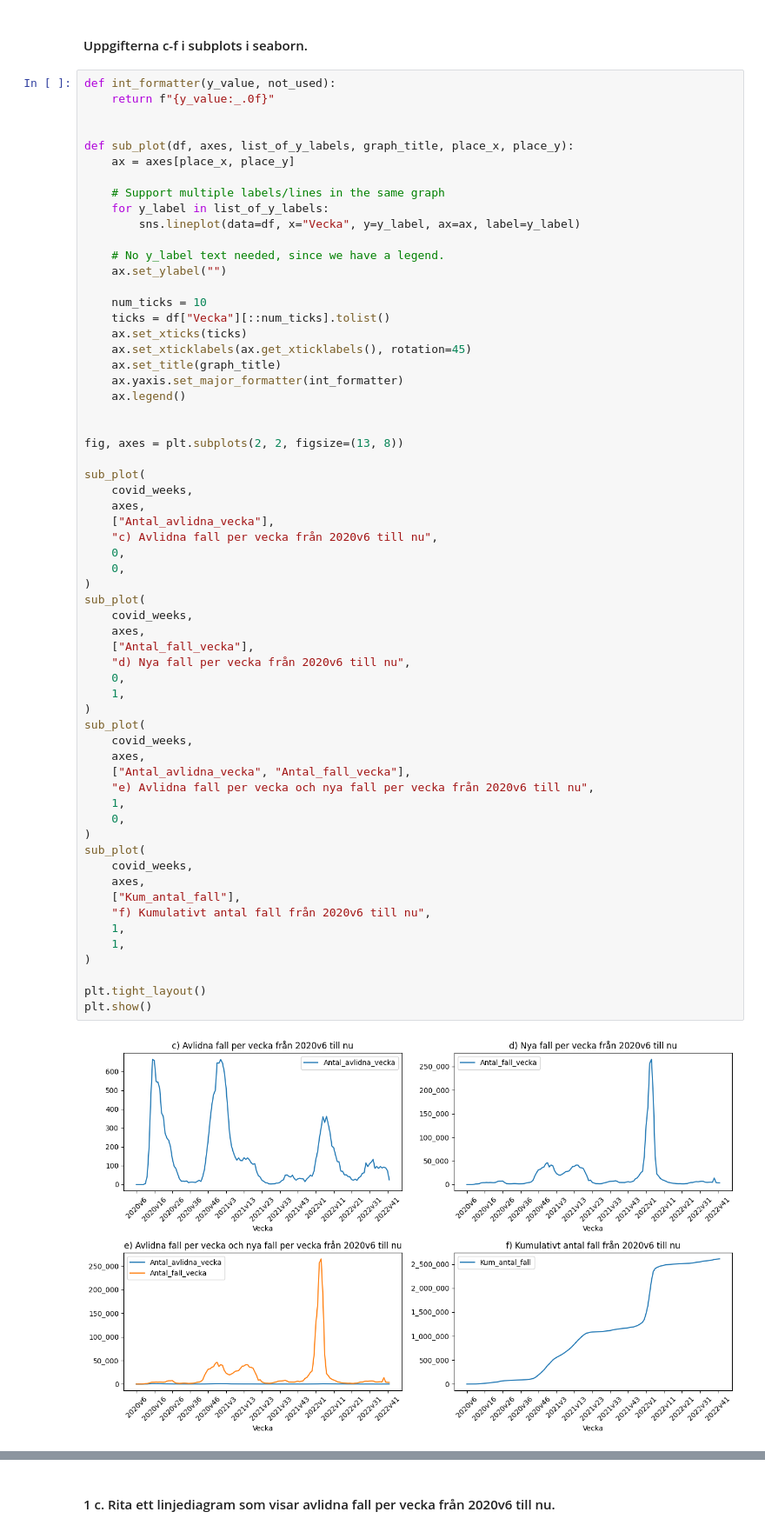
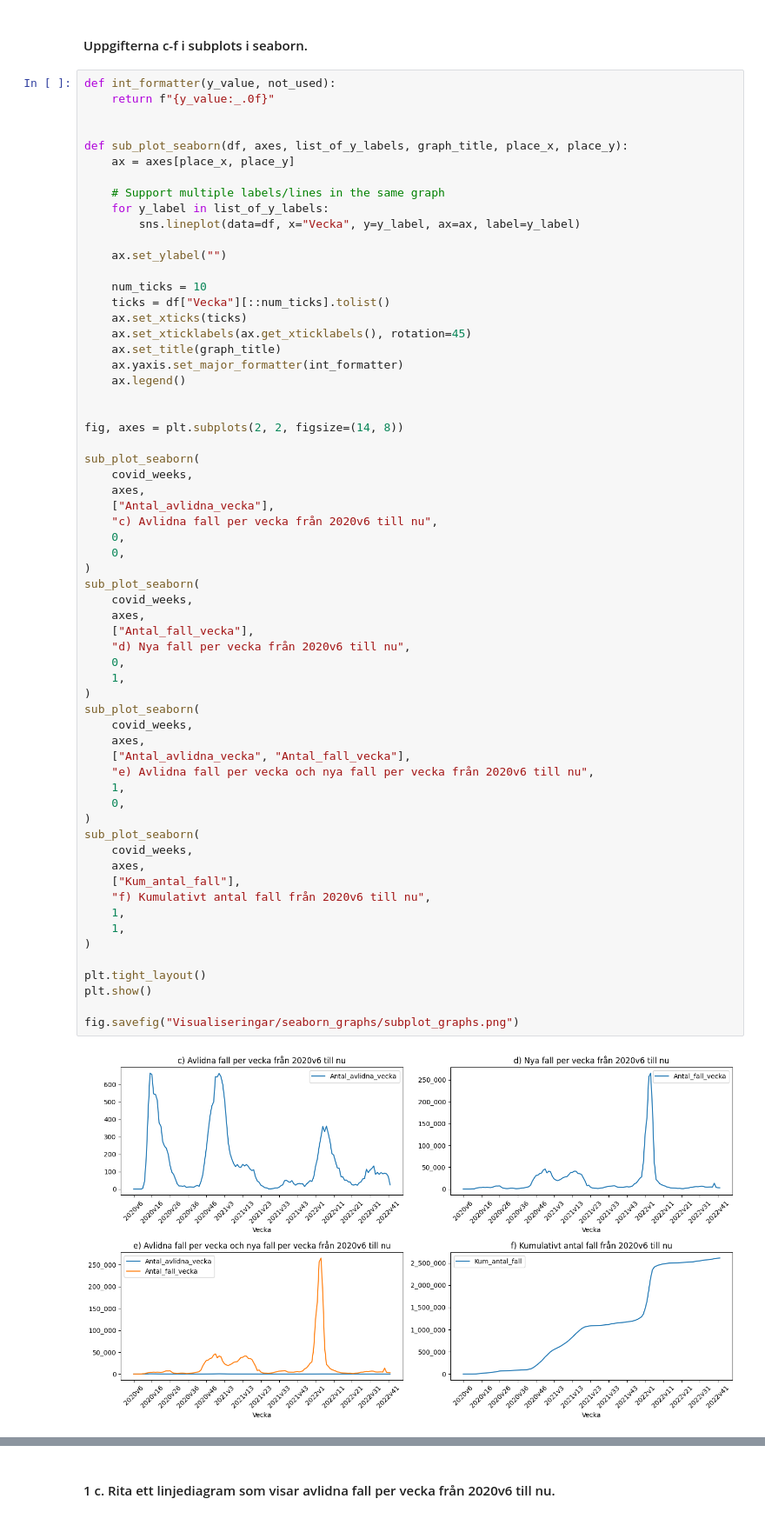
Before and after one commit to useriths/Databehandling-Labb1, a Jupyter notebook: assignment_1.ipynb, the cells around one changed output, grey strips where cells are left out. Shown: that part at 87% size. Cells and saved outputs as stored; diff of their text form.

```diff
--- a/assignment_1.ipynb
+++ b/assignment_1.ipynb
@@ -123,14 +125,13 @@ def int_formatter(y_value, not_used):
     return f"{y_value:_.0f}"
 
 
-def sub_plot(df, axes, list_of_y_labels, graph_title, place_x, place_y):
+def sub_plot_seaborn(df, axes, list_of_y_labels, graph_title, place_x, place_y):
     ax = axes[place_x, place_y]
 
     # Support multiple labels/lines in the same graph
     for y_label in list_of_y_labels:
         sns.lineplot(data=df, x="Vecka", y=y_label, ax=ax, label=y_label)
 
-    # No y_label text needed, since we have a legend.
     ax.set_ylabel("")
 
     num_ticks = 10
@@ -142,42 +143,44 @@ def sub_plot(df, axes, list_of_y_labels, graph_title, place_x, place_y):
     ax.legend()
 
 
-fig, axes = plt.subplots(2, 2, figsize=(13, 8))
+fig, axes = plt.subplots(2, 2, figsize=(14, 8))
 
-sub_plot(
+sub_plot_seaborn(
     covid_weeks,
     axes,
     ["Antal_avlidna_vecka"],
     "c) Avlidna fall per vecka från 2020v6 till nu",
     0,
     0,
 )
-sub_plot(
+sub_plot_seaborn(
     covid_weeks,
     axes,
     ["Antal_fall_vecka"],
     "d) Nya fall per vecka från 2020v6 till nu",
     0,
     1,
 )
-sub_plot(
+sub_plot_seaborn(
     covid_weeks,
     axes,
     ["Antal_avlidna_vecka", "Antal_fall_vecka"],
     "e) Avlidna fall per vecka och nya fall per vecka från 2020v6 till nu",
     1,
     0,
 )
-sub_plot(
+sub_plot_seaborn(
     covid_weeks,
     axes,
     ["Kum_antal_fall"],
     "f) Kumulativt antal fall från 2020v6 till nu",
     1,
     1,
 )
 
 plt.tight_layout()
 plt.show()
+
+fig.savefig("Visualiseringar/seaborn_graphs/subplot_graphs.png")
 # %% [output]
-[figure, old version]
+[figure, new version]
```
Also changed, not shown: parts of 8 cells of this notebook, 5 other files.
